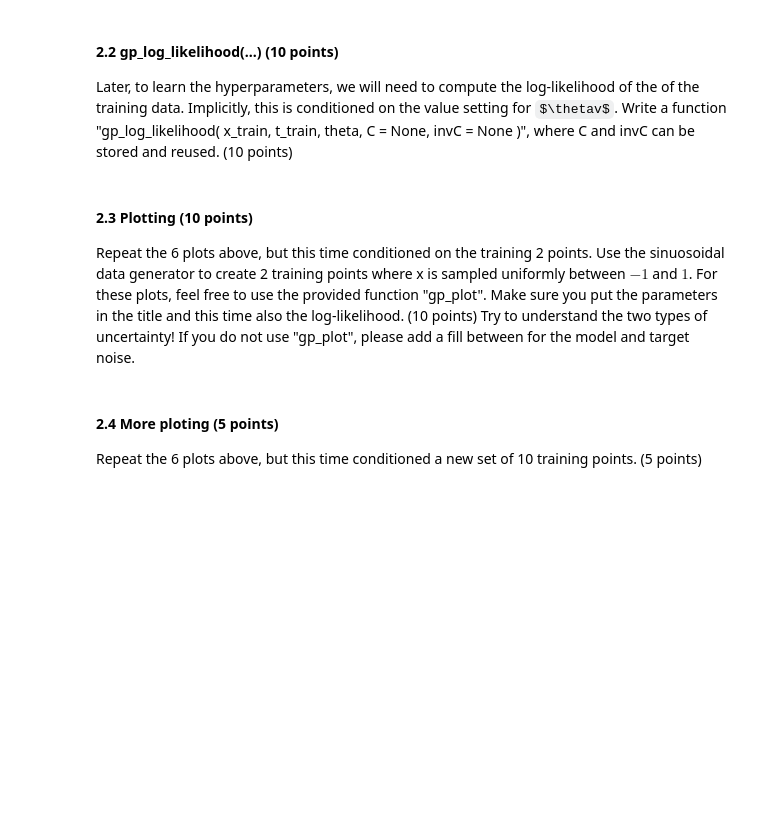
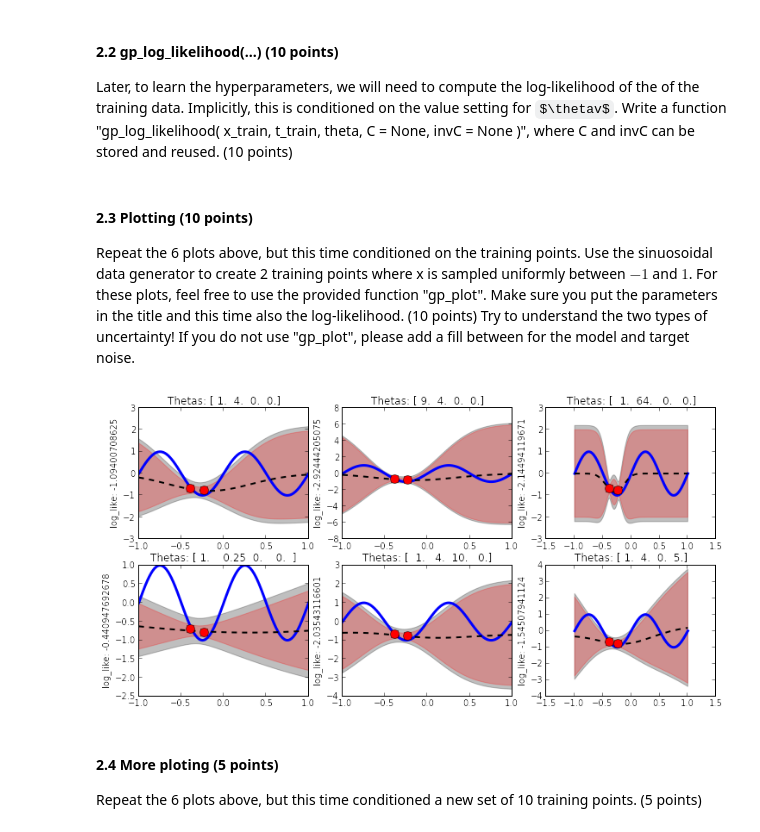
Before and after one commit to basveeling/ml1labs, a Jupyter notebook: lab3/Lab3.ipynb, the cells around one changed output. Drawn from its saved outputs; the diff is of its cells as text; code cells hidden in the pictures; some formulas as TeX source; blank space fills up the shorter version.

```diff
--- a/lab3/Lab3.ipynb
+++ b/lab3/Lab3.ipynb
@@ -209,17 +210,29 @@ plt.fill_between(x_points,Mean - Sigma2, Mean + Sigma2, color='red', alpha='0.2'
 # %% [markdown]
 #### 2.2 gp_log_likelihood(...) (10 points)
 Later, to learn the hyperparameters, we will need to compute the log-likelihood of the of the training data.  Implicitly, this is conditioned on the value setting for $\thetav$.  Write a function "gp_log_likelihood( x_train, t_train, theta, C = None, invC = None )", where C and invC can be stored and reused.  (10 points)
+# %%
+def gp_log_likelihood( x_train, t_train, thetas, C = None, invC = None ):
+    if C == None:
+        C = computeCN( x_train, thetas )
+    if invC == None:
+        invC = np.linalg.inv(C)
+    N = x_train.shape[0];
+
+    p_log = - 0.5 * np.log(np.linalg.det(C)) \
+            - 0.5  * t_train.T.dot(invC).dot(t_train) \
+            - (N/2.) * np.log(np.pi * 2)
+    return p_log
 # %% [markdown]
 #### 2.3 Plotting (10 points)
-Repeat the 6 plots above, but this time conditioned on the training 2 points.  Use the sinuosoidal data generator to create 2 training points where x is sampled uniformly between $-1$ and $1$.  For these plots, feel free to use the provided function "gp_plot".  Make sure you put the parameters in the title and this time also the log-likelihood. (10 points)  Try to understand the two types of uncertainty!  If you do not use "gp_plot", please add a fill between for the model and target noise.
+Repeat the 6 plots above, but this time conditioned on the training points.  Use the sinuosoidal data generator to create 2 training points where x is sampled uniformly between $-1$ and $1$.  For these plots, feel free to use the provided function "gp_plot".  Make sure you put the parameters in the title and this time also the log-likelihood. (10 points)  Try to understand the two types of uncertainty!  If you do not use "gp_plot", please add a fill between for the model and target noise.
 # %%
-def gp_plot( x_test, y_test, mu_test, var_test, x_train, t_train, theta, beta ):
+def gp_plot( x_test, y_test, mu_test, var_test, x_train, t_train, thetas, beta ):
     # x_test:
     # y_test:   the true function at x_test
     # mu_test:   predictive mean at x_test
     # var_test: predictive covariance at x_test
     # t_train:  the training values
-    # theta:    the kernel parameters
+    # thetas:    the kernel parameters
     # beta:      the precision (known)
 
     # the reason for the manipulation is to allow plots separating model and data stddevs.
@@ -227,11 +240,48 @@ def gp_plot( x_test, y_test, mu_test, var_test, x_train, t_train, theta, beta ):
     std_model = np.sqrt( std_total**2 - 1.0/beta ) # remove data noise to get model uncertainty in stddev
     std_combo = std_model + np.sqrt( 1.0/beta )    # add stddev (note: not the same as full)
 
+    assert (np.shape(std_total) == (100,)), 'std_total should be a column vector array, it is ' + str(std_total.shape)
+    assert (np.shape(std_model) == (100,)), 'std_model should be a column vector array, it is ' + str(std_model.shape)
+    assert (np.shape(std_combo) == (100,)), 'std_combo should be a column vector array, it is ' + str(std_combo.shape)
     pp.plot( x_test, y_test, 'b', lw=3)
     pp.plot( x_test, mu_test, 'k--', lw=2 )
     pp.fill_between( x_test, mu_test+2*std_combo,mu_test-2*std_combo, color='k', alpha=0.25 )
     pp.fill_between( x_test, mu_test+2*std_model,mu_test-2*std_model, color='r', alpha=0.25 )
+#     pp.fill_between( x_test, mu_test+2*std_total,mu_test-2*std_total, color='b', alpha=0.25 )
     pp.plot( x_train, t_train, 'ro', ms=10 )
+# %%
+def plot_conditional(N_train2):
+    N_test2 = 100
+    x_test2 = np.linspace(-1,1,N_test2);
+    y_test2 = true_mean_function( x_test2 )
+
+    x_train2 = np.random.uniform(-1,1,N_train2)
+    y_train2 = true_mean_function( x_train2 )
+    t_train2 = add_noise( y_train2, sigma )
+    assert (np.size(np.shape(x_train2)) == 1), 'x_train should be a column vector array'
+    assert (np.size(np.shape(t_train2)) == 1), 't_train should be a column vector array'
+    assert (np.size(np.shape(x_test2)) == 1), 'x_test should be a column vector array'
+    assert (np.shape(beta) == ()), 'beta is a scalar'
+
+    plot_rows = 2
+    plot_cols = 3
+    i = 1
+    figure(figsize=(12,6))
+
+    for thetas in Thetas_matrix:
+        plt.subplot(plot_rows,plot_cols,i)
+
+        CN,k,c,mu_test2,var_test2= gp_predictive_distribution( x_train2, t_train2, x_points, thetas, beta)
+        log_like = gp_log_likelihood( x_train2, t_train2, thetas)
+        gp_plot( x_test2, y_test2, mu_test2, np.diag(var_test2), x_train2, t_train2, thetas, beta )
+        plt.title('Thetas: ' + str(thetas))
+        plt.ylabel('log_like: ' + str(log_like))
+        i = i + 1
+    plt.show()
+
+plot_conditional(2)
+# %% [output]
+[figure, added]
 # %% [markdown]
 #### 2.4 More ploting (5 points)
 Repeat the 6 plots above, but this time conditioned a new set of 10 training points. (5 points)
```
Also changed, not shown: parts of 7 cells of this notebook.
